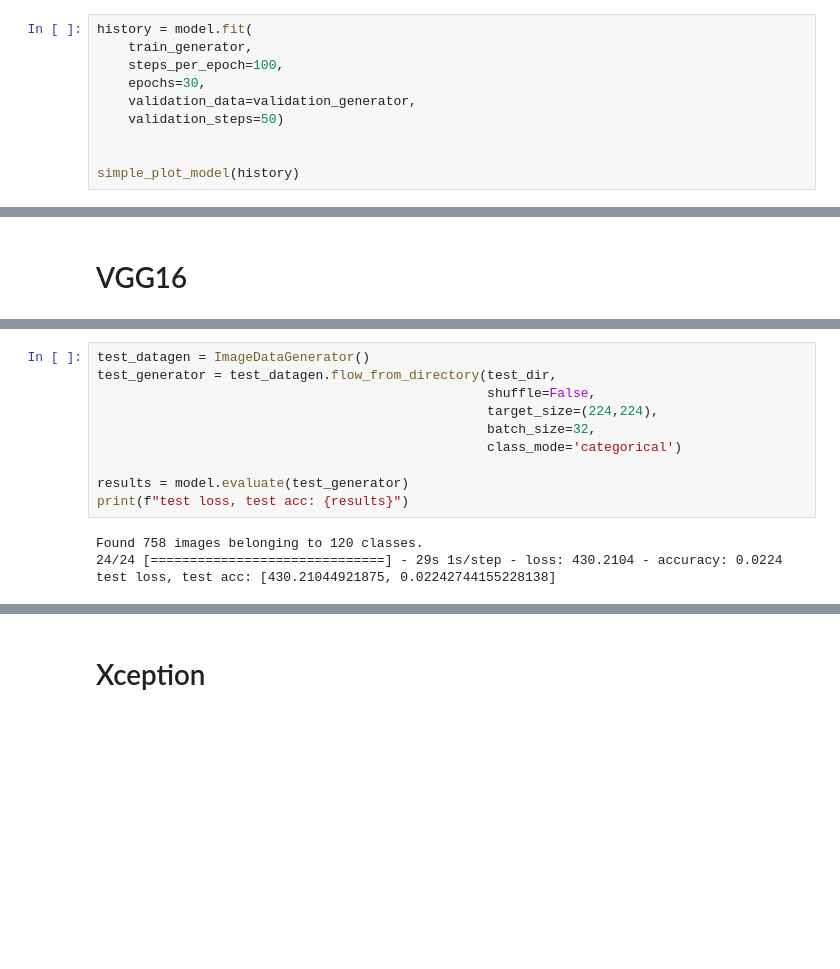
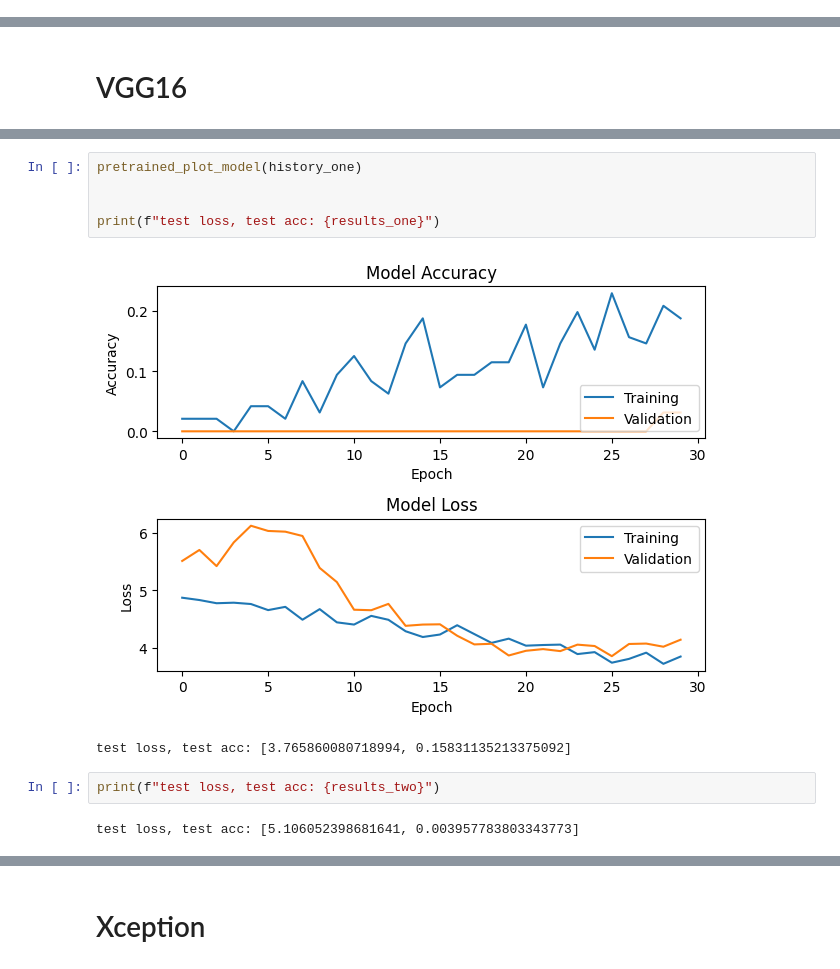
Before and after one commit to miinushi/P6_7_machine_learning, a Jupyter notebook: notebook.ipynb, the cells around one changed output, grey strips where cells are left out. Cells and saved outputs as stored; diff of their text form; blank space fills up the shorter version.

```diff
--- a/notebook.ipynb
+++ b/notebook.ipynb
@@ -261,13 +261,3 @@ model.add(layers.Dense(120, activation='sigmoid'))
 model.compile(loss='categorical_crossentropy',
               optimizer=optimizers.RMSprop(lr=1e-4),
               metrics=['acc'])
-# %%
-history = model.fit(
-    train_generator,
-    steps_per_epoch=100,
-    epochs=30,
-    validation_data=validation_generator,
-    validation_steps=50)
-
-
-simple_plot_model(history)
@@ -415,14 +430,12 @@ pretrained_plot_model(history)
-# %%
-test_datagen = ImageDataGenerator()
-test_generator = test_datagen.flow_from_directory(test_dir,
-                                                  shuffle=False,
-                                                  target_size=(224,224),
-                                                  batch_size=32,
-                                                  class_mode='categorical')
-
-results = model.evaluate(test_generator)
-print(f"test loss, test acc: {results}")
-# %% [output]
-Found 758 images belonging to 120 classes.
-24/24 [==============================] - 29s 1s/step - loss: 430.2104 - accuracy: 0.0224
-test loss, test acc: [430.21044921875, 0.02242744155228138]
+# %%
+pretrained_plot_model(history_one)
+
+
+print(f"test loss, test acc: {results_one}")
+# %% [output]
+[figure, added]
+test loss, test acc: [3.765860080718994, 0.15831135213375092]
+# %%
+print(f"test loss, test acc: {results_two}")
+# %% [output]
+test loss, test acc: [5.106052398681641, 0.003957783803343773]
```
Also changed, not shown: parts of 22 cells of this notebook.
